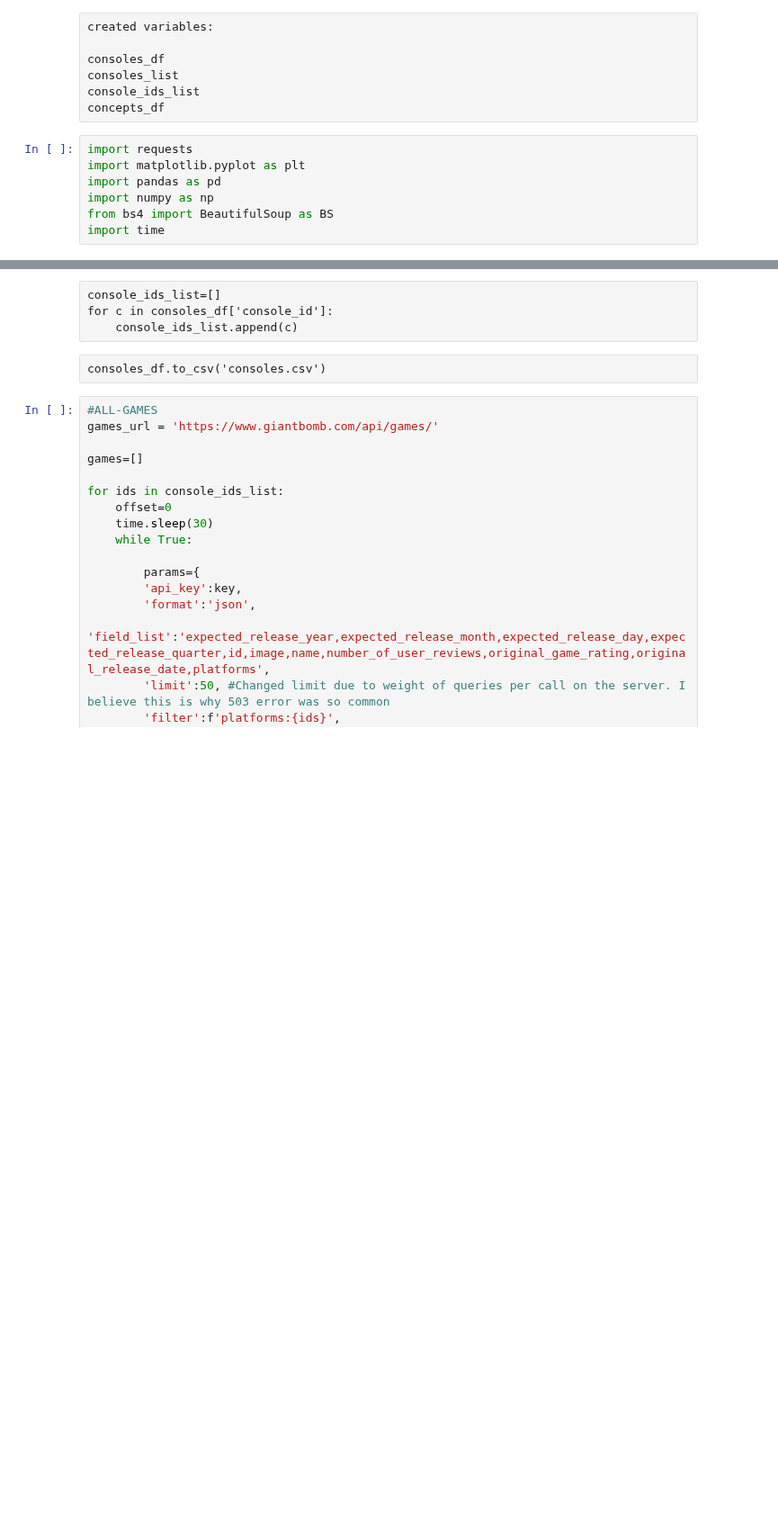
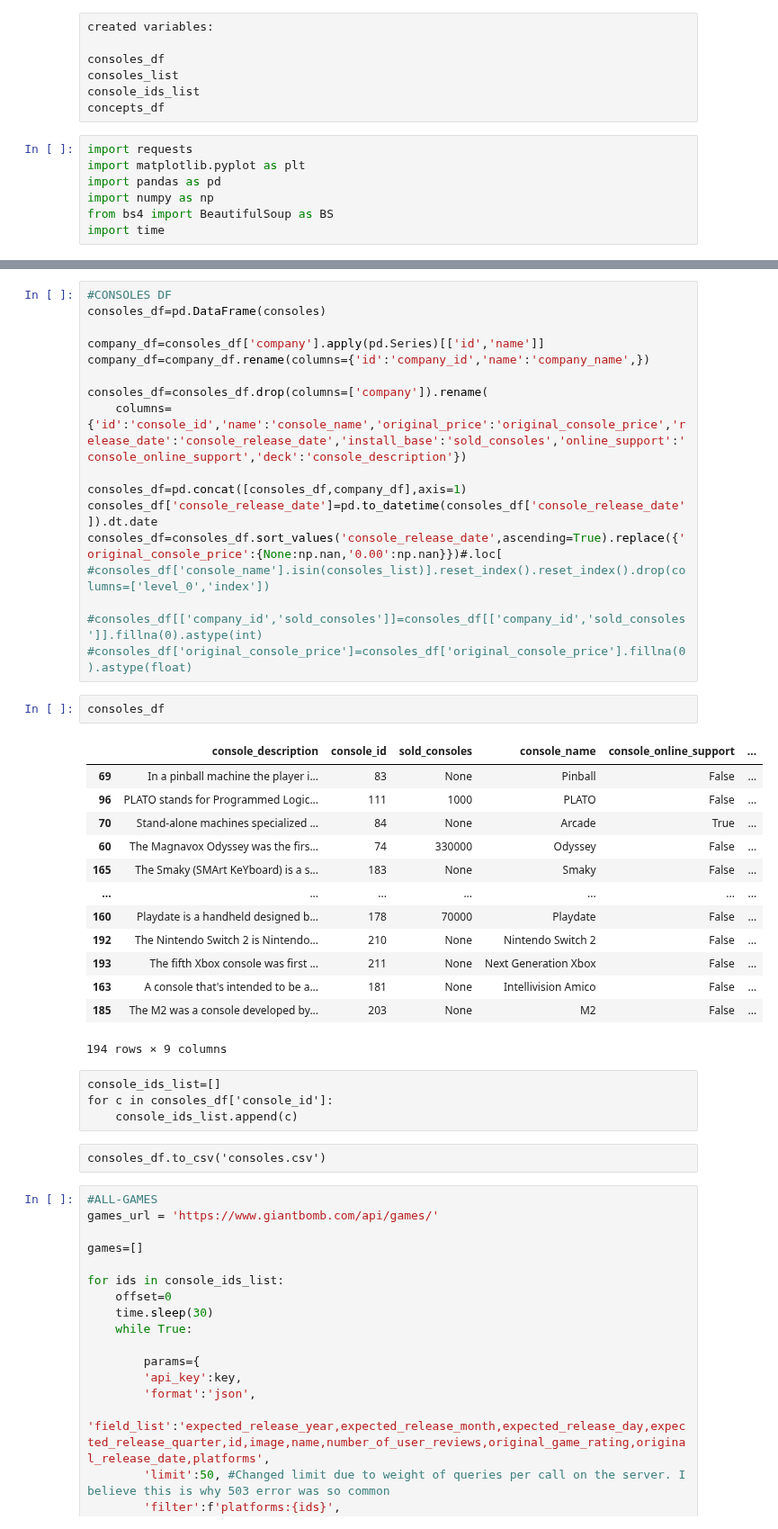
Before and after one commit to AshMKetchum/Asher-Capstone, a Jupyter notebook: notebooks/giantbomb_api.ipynb, the cells around one changed output, grey strips where cells are left out. Shown at 90% size. Drawn from its saved outputs; the diff is of its cells as text; blank space fills up the shorter version.

```diff
--- a/notebooks/giantbomb_api.ipynb
+++ b/notebooks/giantbomb_api.ipynb
@@ -79,3 +62,36 @@ consoles_df['original_console_price']=consoles_df['original_console_price'].fill
+# %%
+#CONSOLES DF
+consoles_df=pd.DataFrame(consoles)
+
+company_df=consoles_df['company'].apply(pd.Series)[['id','name']]
+company_df=company_df.rename(columns={'id':'company_id','name':'company_name',})
+
+consoles_df=consoles_df.drop(columns=['company']).rename(
+    columns={'id':'console_id','name':'console_name','original_price':'original_console_price','release_date':'console_release_date','install_base':'sold_consoles','online_support':'console_online_support','deck':'console_description'})
+
+consoles_df=pd.concat([consoles_df,company_df],axis=1)
+consoles_df['console_release_date']=pd.to_datetime(consoles_df['console_release_date']).dt.date
+consoles_df=consoles_df.sort_values('console_release_date',ascending=True).replace({'original_console_price':{None:np.nan,'0.00':np.nan}})#.loc[
+#consoles_df['console_name'].isin(consoles_list)].reset_index().reset_index().drop(columns=['level_0','index'])
+
+#consoles_df[['company_id','sold_consoles']]=consoles_df[['company_id','sold_consoles']].fillna(0).astype(int)
+#consoles_df['original_console_price']=consoles_df['original_console_price'].fillna(0).astype(float)
+# %%
+consoles_df
+# %% [output]
+|  | console_description | console_id | sold_consoles | console_name | console_online_support | ... |
+| 69 | In a pinball machine the player i... | 83 | None | Pinball | False | ... |
+| 96 | PLATO stands for Programmed Logic... | 111 | 1000 | PLATO | False | ... |
+| 70 | Stand-alone machines specialized ... | 84 | None | Arcade | True | ... |
+| 60 | The Magnavox Odyssey was the firs... | 74 | 330000 | Odyssey | False | ... |
+| 165 | The Smaky (SMArt KeYboard) is a s... | 183 | None | Smaky | False | ... |
+| ... | ... | ... | ... | ... | ... | ... |
+| 160 | Playdate is a handheld designed b... | 178 | 70000 | Playdate | False | ... |
+| 192 | The Nintendo Switch 2 is Nintendo... | 210 | None | Nintendo Switch 2 | False | ... |
+| 193 | The fifth Xbox console was first ... | 211 | None | Next Generation Xbox | False | ... |
+| 163 | A console that's intended to be a... | 181 | None | Intellivision Amico | False | ... |
+| 185 | The M2 was a console developed by... | 203 | None | M2 | False | ... |
+194 rows × 9 columns
 # %% [raw]
 console_ids_list=[]
 for c in consoles_df['console_id']:
```
Also changed, not shown: parts of 4 cells of this notebook, 3 other files.
